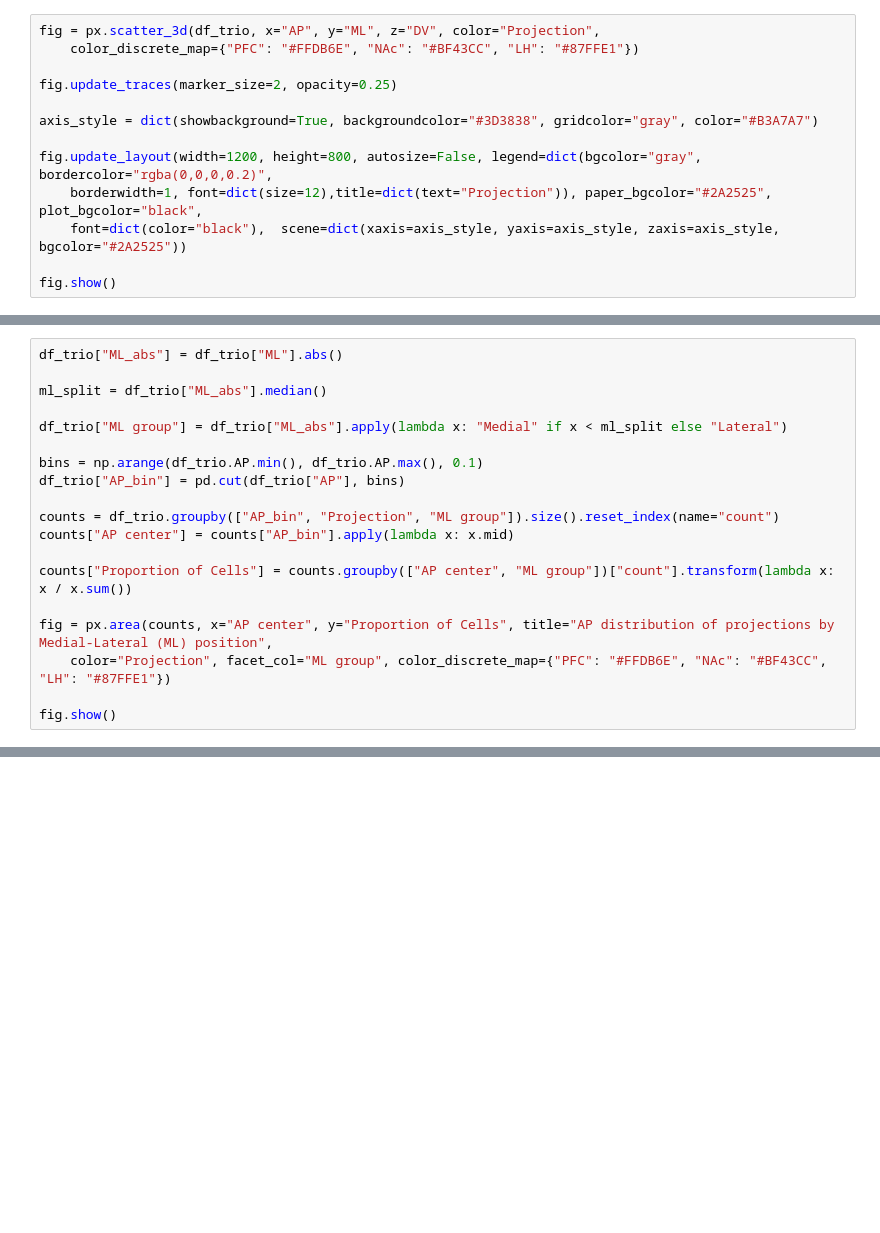
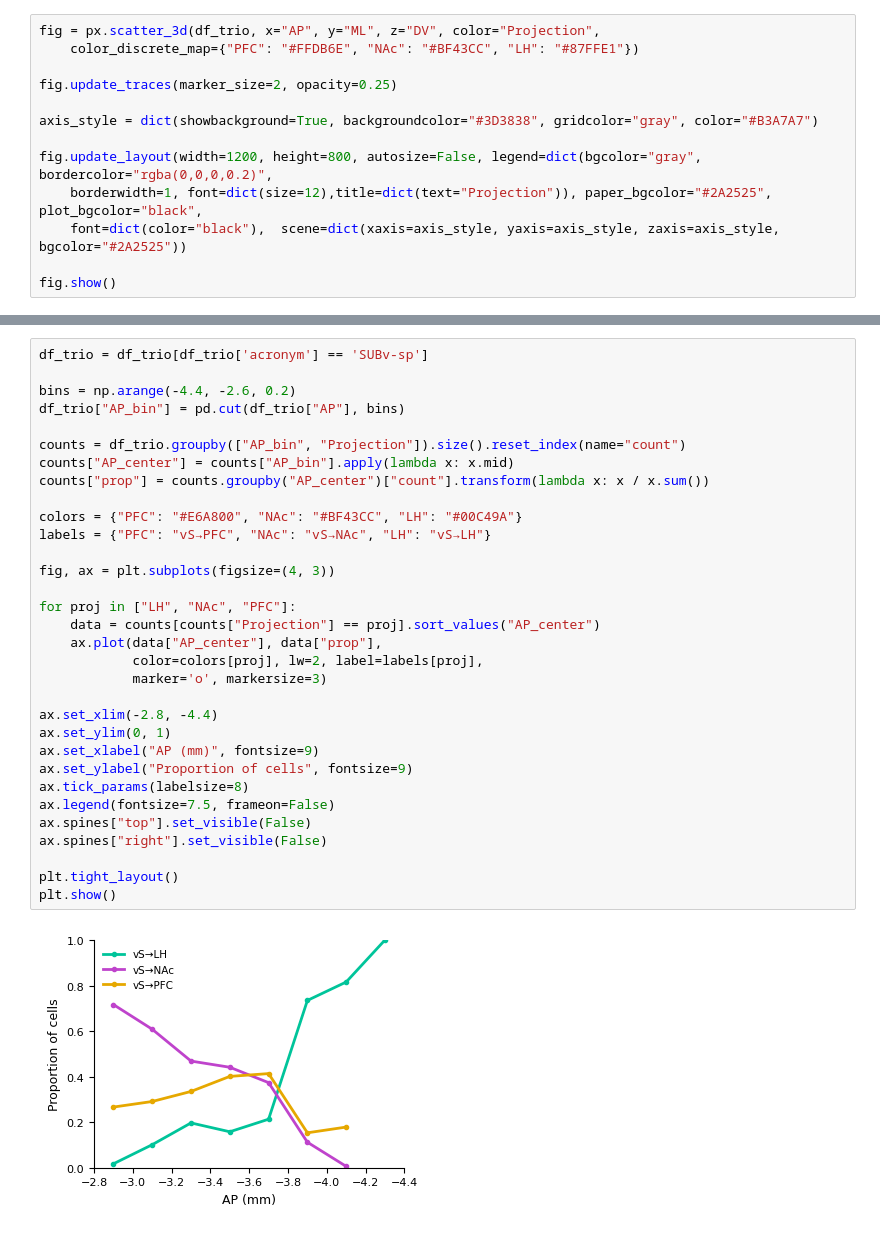
Before and after one commit to mcinakli12/NeuroscienceDatasets, a Jupyter notebook: analysis.ipynb, the cells around one changed output, grey strips where cells are left out. Drawn from its saved outputs; the diff is of its cells as text; blank space fills up the shorter version.

```diff
--- a/analysis.ipynb
+++ b/analysis.ipynb
@@ -60,19 +30,0 @@ This analysis tests whether the AP-dependent organisation of projections is cons
-# %%
-df_trio["ML_abs"] = df_trio["ML"].abs()
-
-ml_split = df_trio["ML_abs"].median()
-
-df_trio["ML group"] = df_trio["ML_abs"].apply(lambda x: "Medial" if x < ml_split else "Lateral")
-
-bins = np.arange(df_trio.AP.min(), df_trio.AP.max(), 0.1)
-df_trio["AP_bin"] = pd.cut(df_trio["AP"], bins)
-
-counts = df_trio.groupby(["AP_bin", "Projection", "ML group"]).size().reset_index(name="count")
-counts["AP center"] = counts["AP_bin"].apply(lambda x: x.mid)
-
-counts["Proportion of Cells"] = counts.groupby(["AP center", "ML group"])["count"].transform(lambda x: x / x.sum())
-
-fig = px.area(counts, x="AP center", y="Proportion of Cells", title="AP distribution of projections by Medial-Lateral (ML) position",
-    color="Projection", facet_col="ML group", color_discrete_map={"PFC": "#FFDB6E", "NAc": "#BF43CC", "LH": "#87FFE1"})
-
-fig.show()
@@ -78,0 +37,34 @@ fig.show()
+# %%
+df_trio = df_trio[df_trio['acronym'] == 'SUBv-sp']
+
+bins = np.arange(-4.4, -2.6, 0.2)
+df_trio["AP_bin"] = pd.cut(df_trio["AP"], bins)
+
+counts = df_trio.groupby(["AP_bin", "Projection"]).size().reset_index(name="count")
+counts["AP_center"] = counts["AP_bin"].apply(lambda x: x.mid)
+counts["prop"] = counts.groupby("AP_center")["count"].transform(lambda x: x / x.sum())
+
+colors = {"PFC": "#E6A800", "NAc": "#BF43CC", "LH": "#00C49A"}
+labels = {"PFC": "vS→PFC", "NAc": "vS→NAc", "LH": "vS→LH"}
+
+fig, ax = plt.subplots(figsize=(4, 3))
+
+for proj in ["LH", "NAc", "PFC"]:
+    data = counts[counts["Projection"] == proj].sort_values("AP_center")
+    ax.plot(data["AP_center"], data["prop"],
+            color=colors[proj], lw=2, label=labels[proj],
+            marker='o', markersize=3)
+
+ax.set_xlim(-2.8, -4.4)
+ax.set_ylim(0, 1)
+ax.set_xlabel("AP (mm)", fontsize=9)
+ax.set_ylabel("Proportion of cells", fontsize=9)
+ax.tick_params(labelsize=8)
+ax.legend(fontsize=7.5, frameon=False)
+ax.spines["top"].set_visible(False)
+ax.spines["right"].set_visible(False)
+
+plt.tight_layout()
+plt.show()
+# %% [output]
+[figure, added]
```
Also changed, not shown: parts of 5 cells of this notebook.
